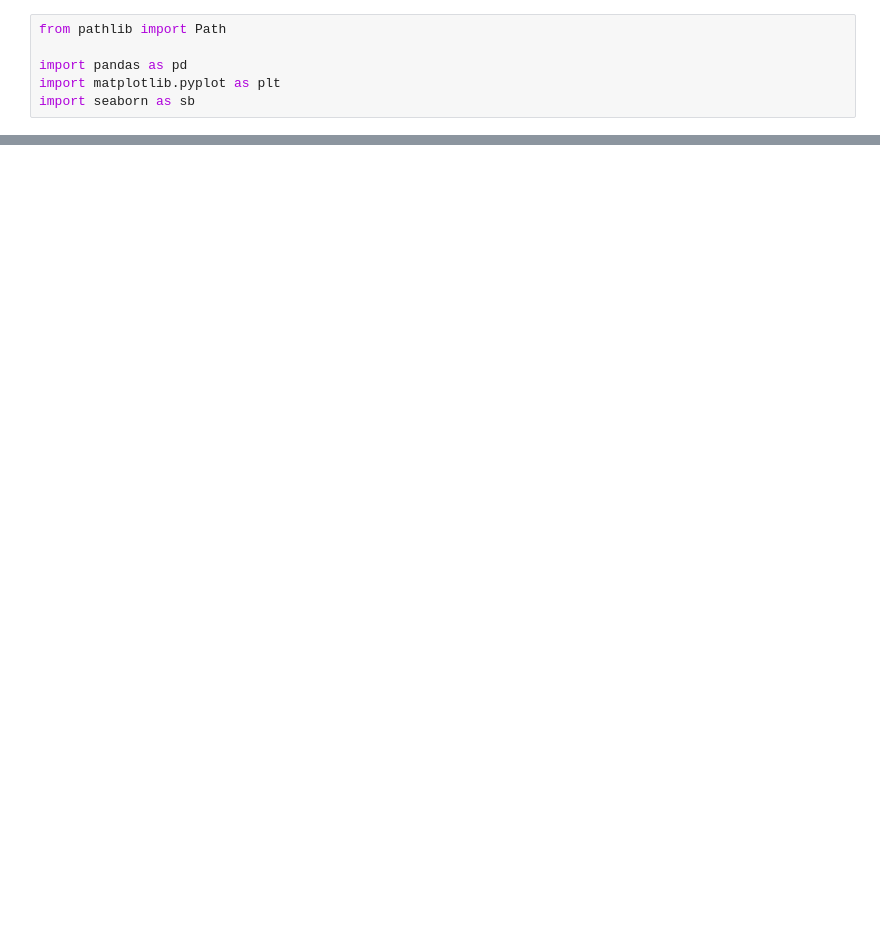
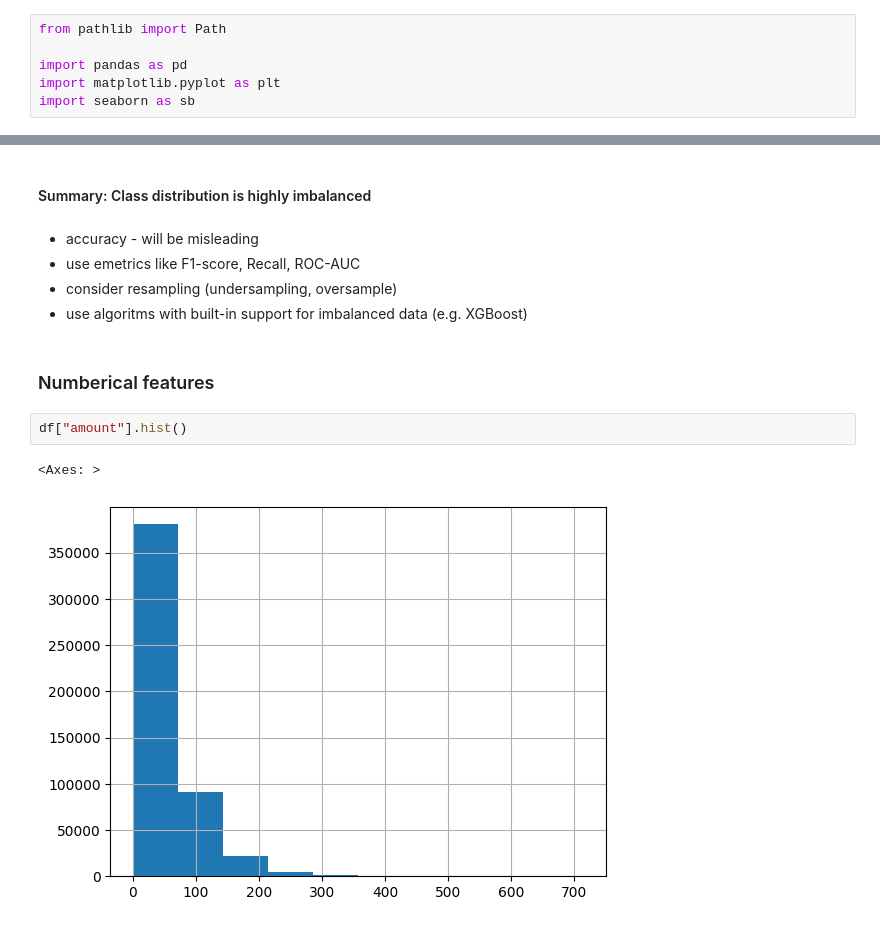
Before and after one commit to MateuszPietkiewicz/mastercards, a Jupyter notebook: notebooks/1.0-pk-eda-transaction.ipynb, the cells around one changed output, grey strips where cells are left out. Cells and saved outputs as stored; diff of their text form; blank space fills up the shorter version.

```diff
--- a/notebooks/1.0-pk-eda-transaction.ipynb
+++ b/notebooks/1.0-pk-eda-transaction.ipynb
@@ -21,0 +108,14 @@ df.to_parquet("yolo.parquet")
+# %% [markdown]
+#### Summary: Class distribution is highly imbalanced
+# %% [markdown]
+- accuracy - will be misleading
+- use emetrics like F1-score, Recall, ROC-AUC
+- consider resampling (undersampling, oversample)
+- use algoritms with built-in support for imbalanced data (e.g. XGBoost)
+# %% [markdown]
+### Numberical features
+# %%
+df["amount"].hist()
+# %% [output]
+<Axes: >
+[figure, added]
```
Also changed, not shown: parts of 35 cells of this notebook, 6 other files.
